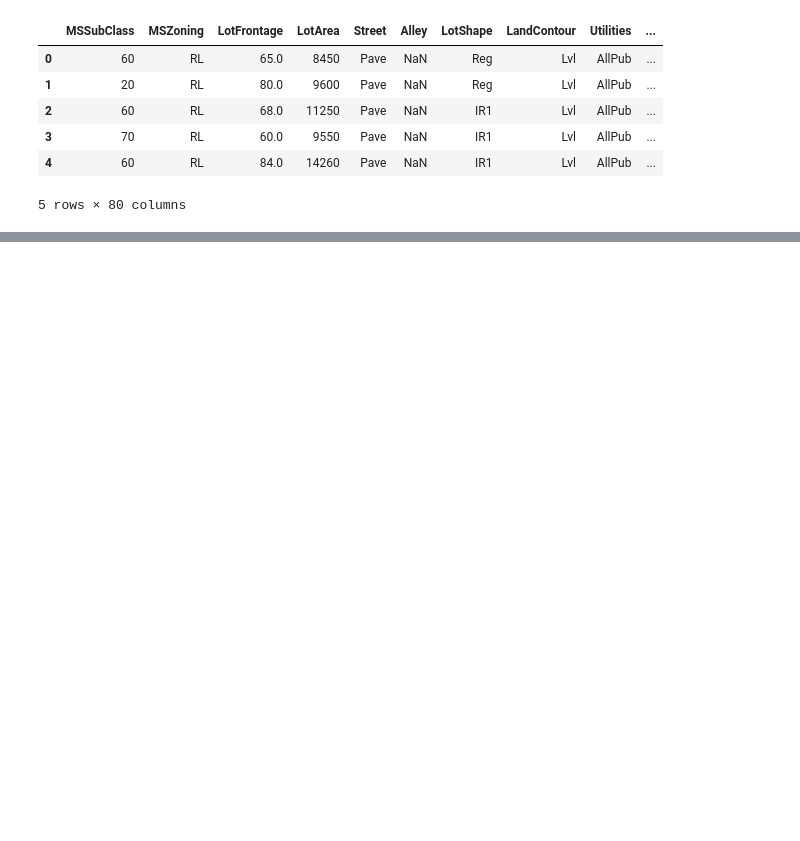
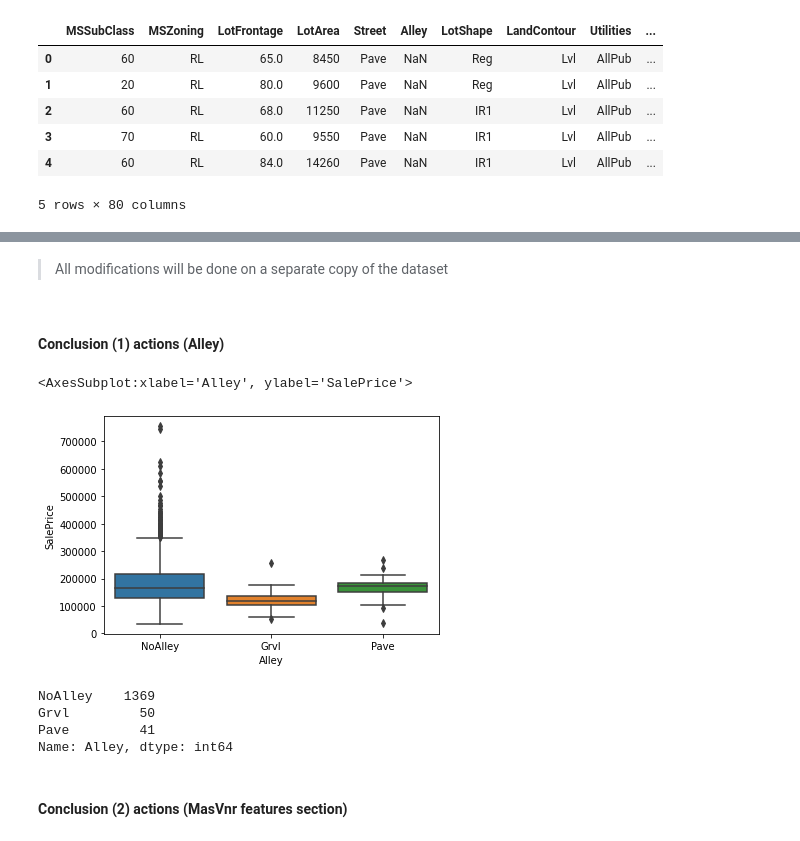
Before and after one commit to sharuhinda/adv_regression_example, a Jupyter notebook: data_exploration.ipynb, the cells around one changed output, grey strips where cells are left out. Cells and saved outputs as stored; diff of their text form; code cells hidden in the pictures; blank space fills up the shorter version.

```diff
--- a/data_exploration.ipynb
+++ b/data_exploration.ipynb
@@ -254,0 +491,22 @@ sns.relplot(data=df, x='LotArea', y='SalePrice')
+# %% [markdown]
+> All modifications will be done on a separate copy of the dataset
+# %%
+df_mod = df.copy()
+# %% [markdown]
+#### Conclusion (1) actions (Alley)
+# %%
+df_mod['Alley'].fillna('NoAlley', inplace=True)
+# %%
+sns.boxplot(data=df_mod, x='Alley', y='SalePrice')
+# %% [output]
+<AxesSubplot:xlabel='Alley', ylabel='SalePrice'>
+[figure, added]
+# %%
+df_mod['Alley'].value_counts()
+# %% [output]
+NoAlley    1369
+Grvl         50
+Pave         41
+Name: Alley, dtype: int64
+# %% [markdown]
+#### Conclusion (2) actions (MasVnr features section)
```
Also changed, not shown: parts of 161 cells of this notebook, 4 other files.
